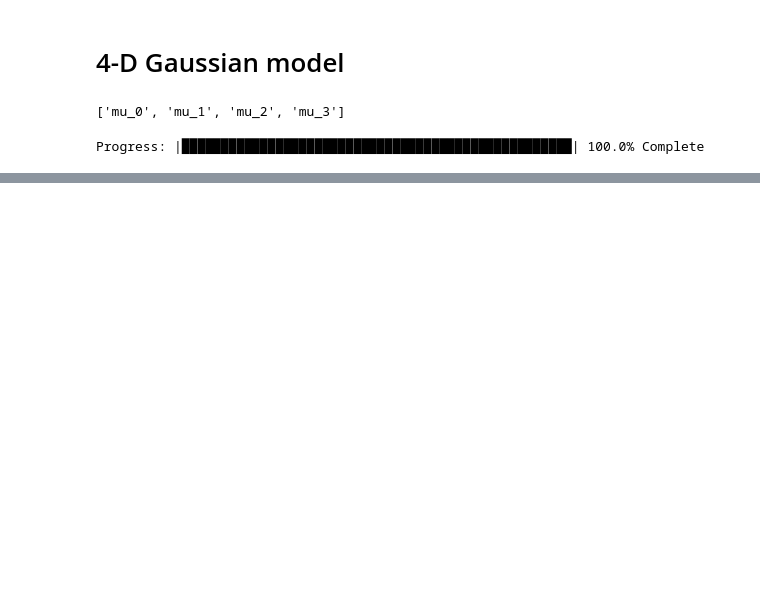
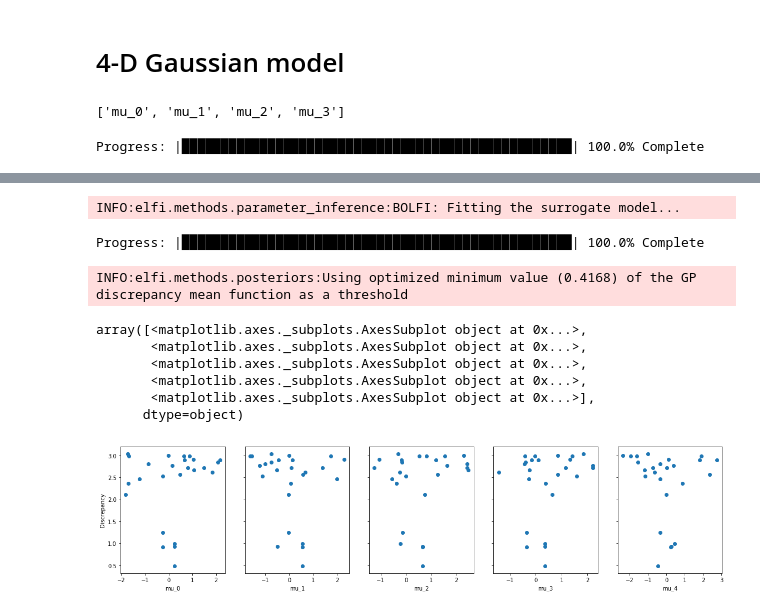
Before and after one commit to elfi-dev/zoo, a Jupyter notebook: vis/bolfi_gpy.ipynb, the cells around one changed output, grey strips where cells are left out. Cells and saved outputs as stored; diff of their text form; code cells hidden in the pictures; blank space fills up the shorter version.

```diff
--- a/vis/bolfi_gpy.ipynb
+++ b/vis/bolfi_gpy.ipynb
@@ -273,0 +295,2 @@ array([[<matplotlib.axes._subplots.AxesSubplot object at 0x...>,
+# %%
+gp_5d = elfi.GPyRegression(m_5d.parameter_names, bounds_5d)
@@ -273,0 +299,2 @@ array([[<matplotlib.axes._subplots.AxesSubplot object at 0x...>,
+# %%
+rej_result_5d = rej_5d.sample(n_samples=n_rejection_samples, quantile = 1)
@@ -273,0 +303,4 @@ array([[<matplotlib.axes._subplots.AxesSubplot object at 0x...>,
+# %%
+bolfi_5d = elfi.BOLFI(m_5d, 'd', batch_size=1, initial_evidence=rej_result_5d.outputs,
+                   update_interval=update_interval, bounds=bounds_5d, seed=scipy.random.seed(),
+                   async=True, target_model=gp_5d)
@@ -273,0 +309,6 @@ array([[<matplotlib.axes._subplots.AxesSubplot object at 0x...>,
+# %%
+post = bolfi_5d.fit(n_evidence=fitting_steps)
+# %% [output]
+INFO:elfi.methods.parameter_inference:BOLFI: Fitting the surrogate model...
+Progress: |██████████████████████████████████████████████████| 100.0% Complete
+INFO:elfi.methods.posteriors:Using optimized minimum value (0.4168) of the GP discrepancy mean function as a threshold
@@ -273,0 +317,10 @@ array([[<matplotlib.axes._subplots.AxesSubplot object at 0x...>,
+# %%
+bolfi_5d.plot_discrepancy()
+# %% [output]
+array([<matplotlib.axes._subplots.AxesSubplot object at 0x...>,
+       <matplotlib.axes._subplots.AxesSubplot object at 0x...>,
+       <matplotlib.axes._subplots.AxesSubplot object at 0x...>,
+       <matplotlib.axes._subplots.AxesSubplot object at 0x...>,
+       <matplotlib.axes._subplots.AxesSubplot object at 0x...>],
+      dtype=object)
+[figure, added]
```
Also changed, not shown: parts of 78 cells of this notebook.
